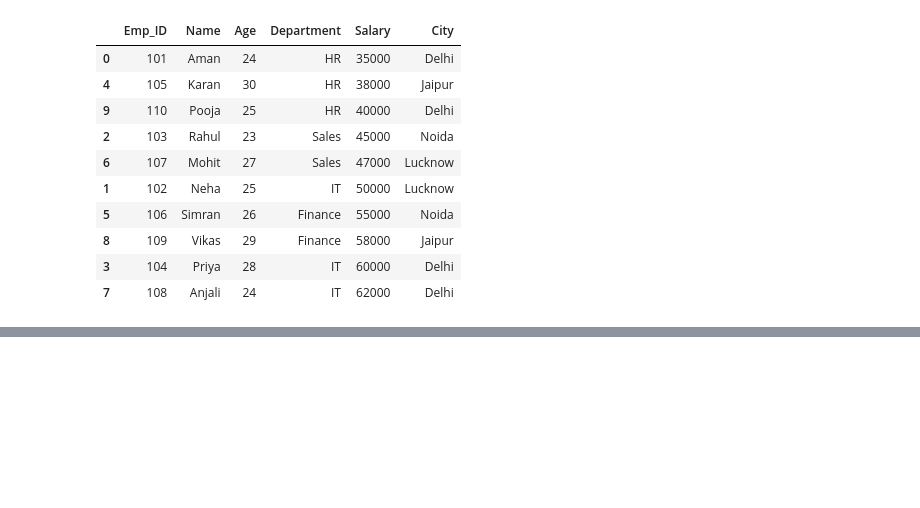
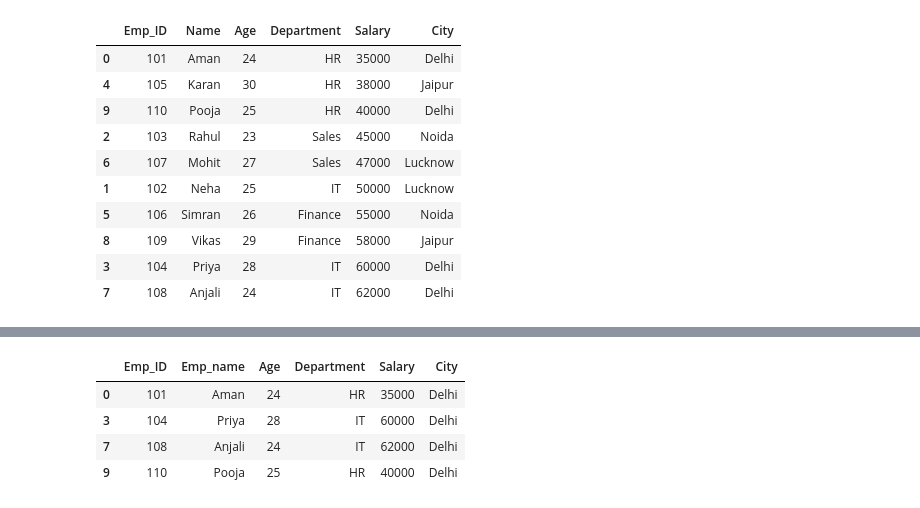
Before and after one commit to akshansh9336/Akshansh-Singh, a Jupyter notebook: Python.ipynb, the cells around one changed output, grey strips where cells are left out. Drawn from its saved outputs; the diff is of its cells as text; code cells hidden in the pictures; blank space fills up the shorter version.

```diff
--- a/Python.ipynb
+++ b/Python.ipynb
@@ -601,0 +710,8 @@ df.sort_values(by='Salary')
+# %%
+df[df["City"] == "Delhi"]
+# %% [output]
+|  | Emp_ID | Emp_name | Age | Department | Salary | City |
+| 0 | 101 | Aman | 24 | HR | 35000 | Delhi |
+| 3 | 104 | Priya | 28 | IT | 60000 | Delhi |
+| 7 | 108 | Anjali | 24 | IT | 62000 | Delhi |
+| 9 | 110 | Pooja | 25 | HR | 40000 | Delhi |
```
Also changed, not shown: parts of 13 cells of this notebook.
